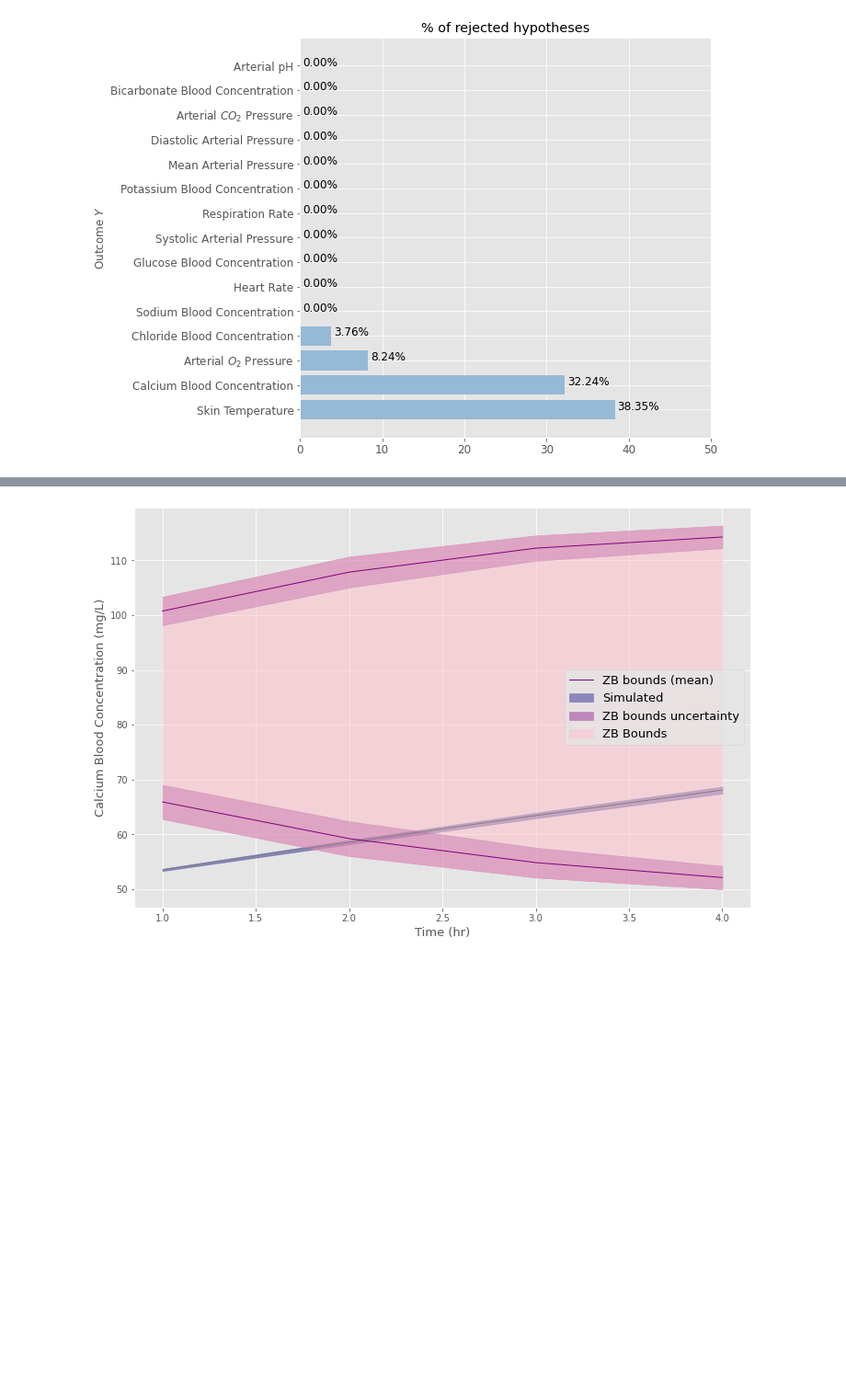
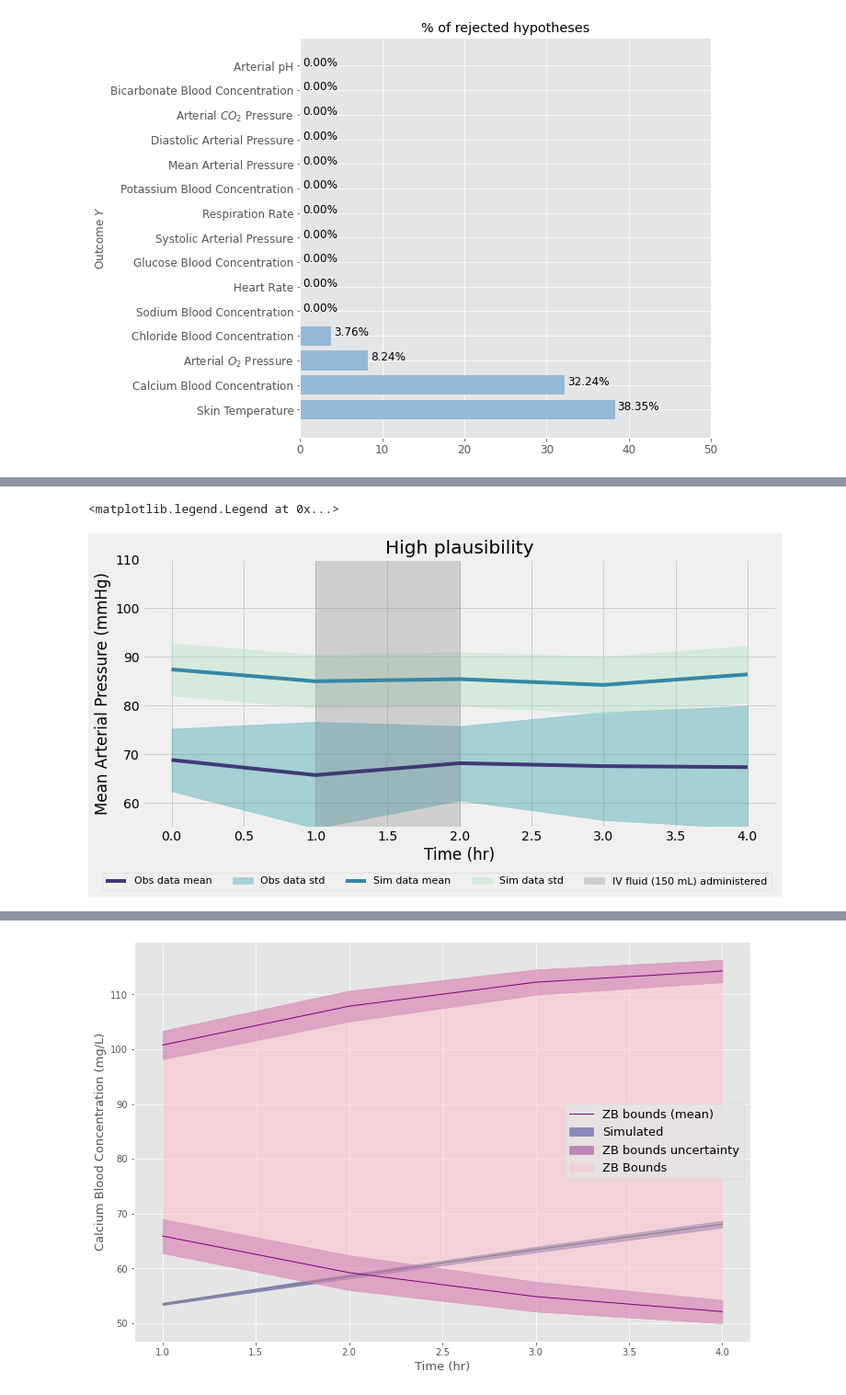
Before and after one commit to faaizT/CausalTwinAssessment, a Jupyter notebook: Hypothesis testing analysis (updated).ipynb, the cells around one changed output, grey strips where cells are left out. Shown at 92% size. Drawn from its saved outputs; the diff is of its cells as text; code cells hidden in the pictures; blank space fills up the shorter version.

```diff
--- a/Hypothesis testing analysis (updated).ipynb
+++ b/Hypothesis testing analysis (updated).ipynb
@@ -381,0 +445,16 @@ pulse_trajec_actions = pd.read_csv(f"{hyp_test_dir}/sim_trajec_actions.csv", con
+# %%
+action_trajec = [3,2,3,3]
+initial_x = [1,1,1,1]
+icustayids_filtered = trajec_actions.loc[trajec_actions['x_t'].apply(lambda x: x == initial_x) & trajec_actions['actions'].apply(lambda x: x == action_trajec), 'icustay_id']
+x = range(5)
+fig, axs = plt.subplots(1, 1, figsize=(11,5))
+plot_icustayid("MeanBP", icustayids_filtered, axs)
+axs.axvspan(1, 2, alpha=0.3, color='gray', label="IV fluid (150 mL) administered")
+plt.xlabel("Time (hr)")
+plt.ylabel("Mean Arterial Pressure (mmHg)")
+plt.title("High plausibility")
+plt.ylim([55,110])
+plt.legend(ncol=5, bbox_to_anchor=(1,-0.15), fontsize=16, prop={'size': 11})
+# %% [output]
+<matplotlib.legend.Legend at 0x...>
+[figure, added]
```
Also changed, not shown: parts of 8 cells of this notebook, 1 other file.
